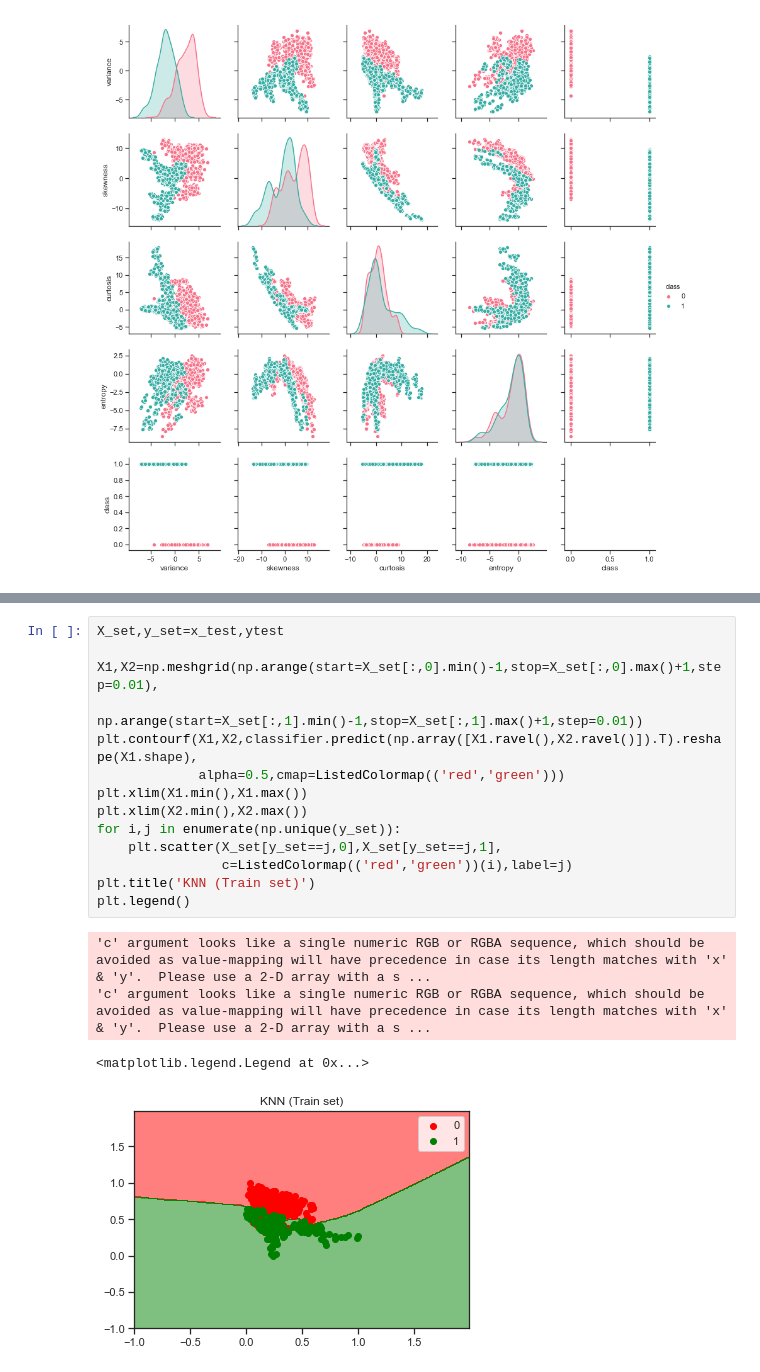
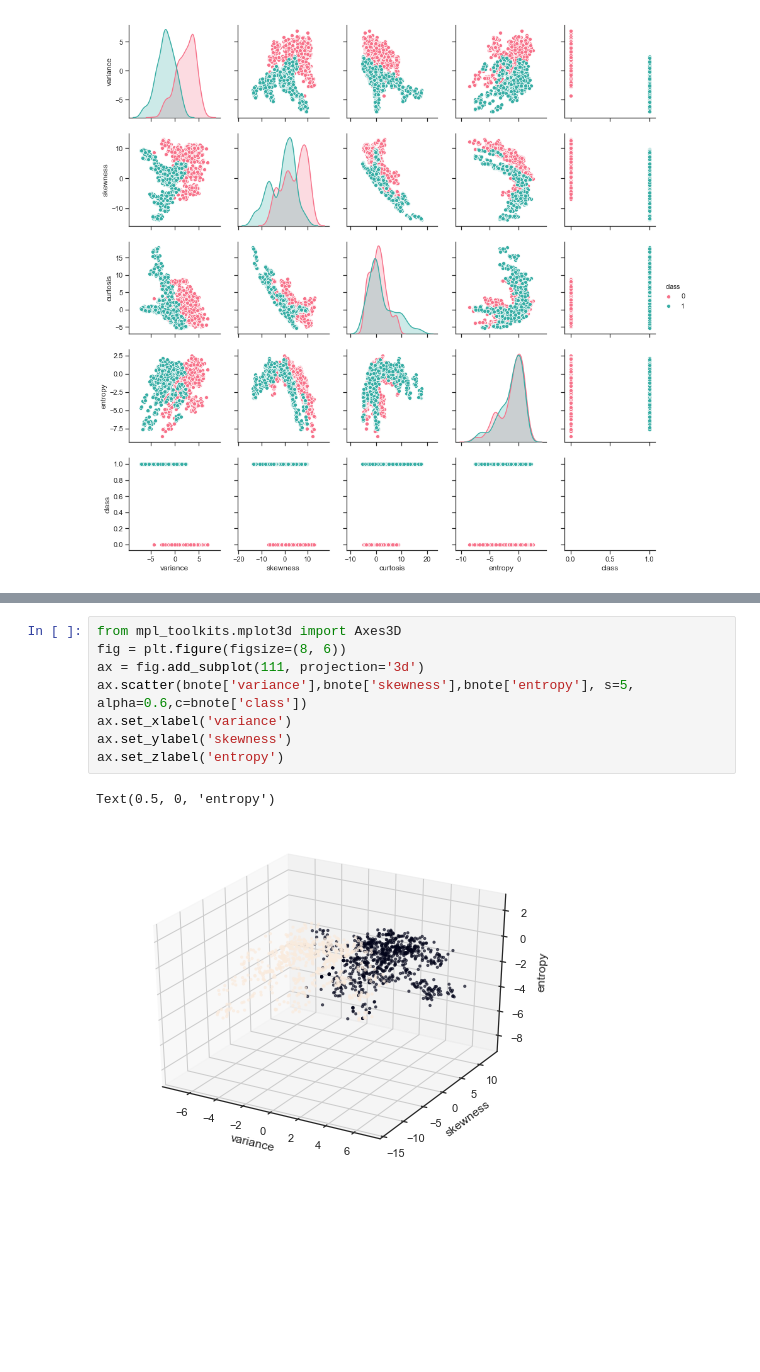
Before and after one commit to jahnavi9299p/Capstone-Project1, a Jupyter notebook: Part 1-Data Visualisation,Feature selection,Model Selection with KFold Validation.ipynb, the cells around one changed output, grey strips where cells are left out. Drawn from its saved outputs; the diff is of its cells as text; blank space fills up the shorter version.

```diff
--- a/KNN-sklearn.ipynb
+++ b/Part 1-Data Visualisation,Feature selection,Model Selection with KFold Validation.ipynb
@@ -70,19 +23,11 @@ plt.legend()
-# %%
-X_set,y_set=x_test,ytest
-
-X1,X2=np.meshgrid(np.arange(start=X_set[:,0].min()-1,stop=X_set[:,0].max()+1,step=0.01),
-                  np.arange(start=X_set[:,1].min()-1,stop=X_set[:,1].max()+1,step=0.01))
-plt.contourf(X1,X2,classifier.predict(np.array([X1.ravel(),X2.ravel()]).T).reshape(X1.shape),
-             alpha=0.5,cmap=ListedColormap(('red','green')))
-plt.xlim(X1.min(),X1.max())
-plt.xlim(X2.min(),X2.max())
-for i,j in enumerate(np.unique(y_set)):
-    plt.scatter(X_set[y_set==j,0],X_set[y_set==j,1],
-                c=ListedColormap(('red','green'))(i),label=j)
-plt.title('KNN (Train set)')
-plt.legend()
-# %% [output]
-'c' argument looks like a single numeric RGB or RGBA sequence, which should be avoided as value-mapping will have precedence in case its length matches with 'x' & 'y'.  Please use a 2-D array with a s ...
-'c' argument looks like a single numeric RGB or RGBA sequence, which should be avoided as value-mapping will have precedence in case its length matches with 'x' & 'y'.  Please use a 2-D array with a s ...
-<matplotlib.legend.Legend at 0x...>
-[figure, removed]
+# %%
+from mpl_toolkits.mplot3d import Axes3D
+fig = plt.figure(figsize=(8, 6))
+ax = fig.add_subplot(111, projection='3d')
+ax.scatter(bnote['variance'],bnote['skewness'],bnote['entropy'], s=5, alpha=0.6,c=bnote['class'])
+ax.set_xlabel('variance')
+ax.set_ylabel('skewness')
+ax.set_zlabel('entropy')
+# %% [output]
+Text(0.5, 0, 'entropy')
+[figure, added]
```
Also changed, not shown: parts of 45 cells of this notebook, 3 other files.
